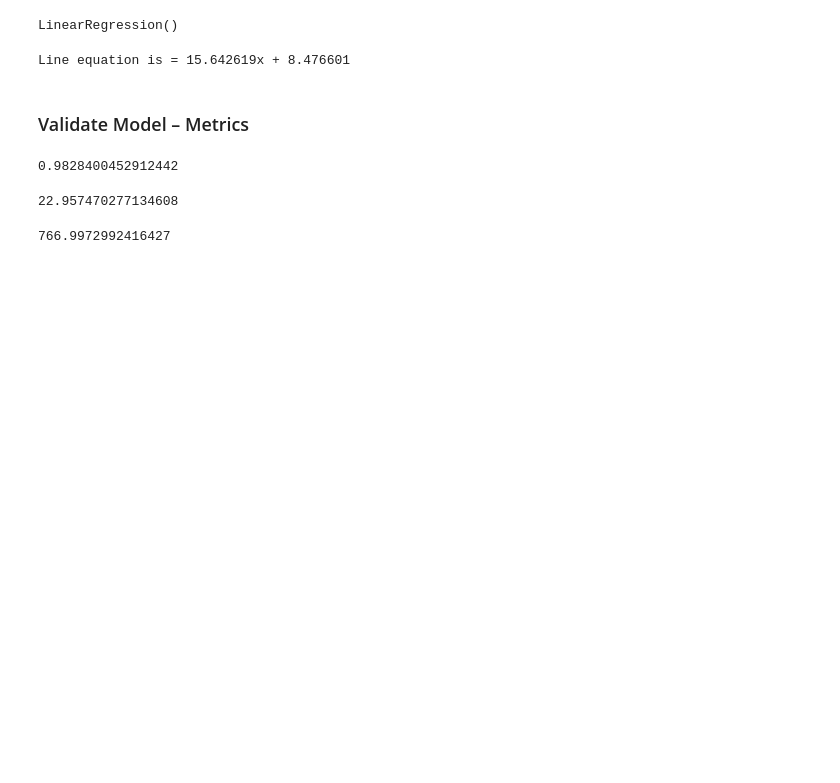
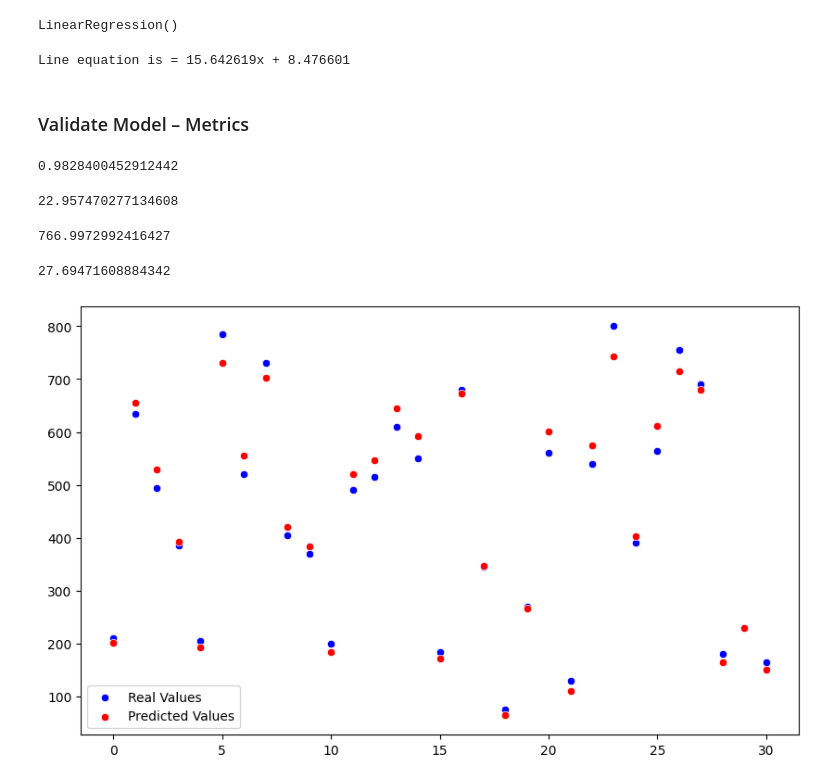
Before and after one commit to arthurrios/simple-linear-regression, a Jupyter notebook: grade_model.ipynb, the cells around one changed output. Cells and saved outputs as stored; diff of their text form; code cells hidden in the pictures; blank space fills up the shorter version.

Commit message:
feat: calc RMSE and scatter plot

```diff
--- a/grade_model.ipynb
+++ b/grade_model.ipynb
@@ -167,3 +169,21 @@ mean_absolute_error(y_test, y_pred)
 mean_squared_error(y_test, y_pred)
 # %% [output]
 766.9972992416427
+# %%
+# Calculate the RMSE (Squared Root Mean Squared Error)
+# RMSE = Average (y_test - y_pred)^2
+# The lower the MSE, the better the model
+# It is easier to interpret than MSE
+# RMSE is more sensitive to outliers and penalizes larger errors
+root_mean_squared_error(y_test, y_pred)
+# %% [output]
+27.69471608884342
+# %%
+# Graphical Analysis
+x_axis = range(len(y_test))
+plt.figure(figsize=(10, 6))
+sns.scatterplot(x=x_axis, y=y_test.reshape(-1), color='blue', label='Real Values')
+sns.scatterplot(x=x_axis, y=y_pred.reshape(-1), color='red', label='Predicted Values')
+plt.show()
+# %% [output]
+[figure, added]
```
Also changed, not shown: parts of 3 cells of this notebook.
